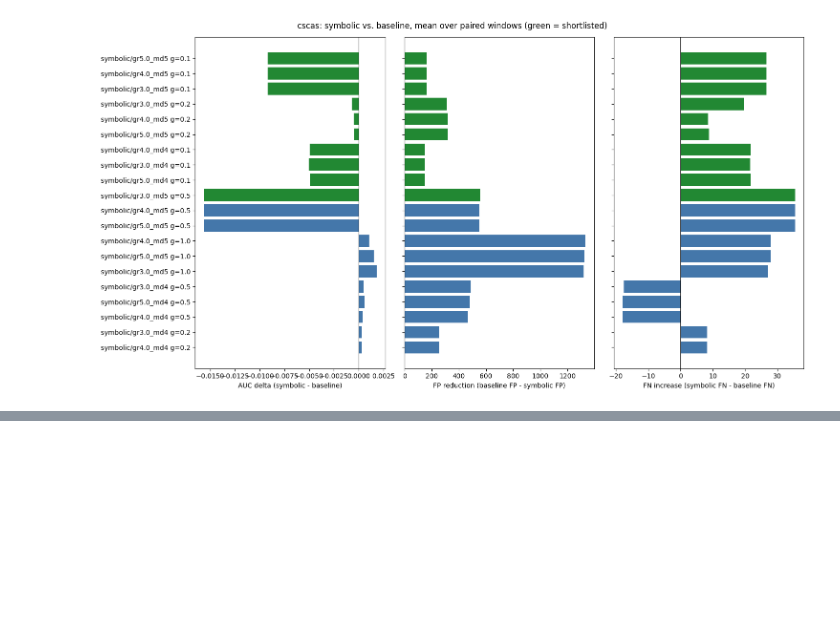
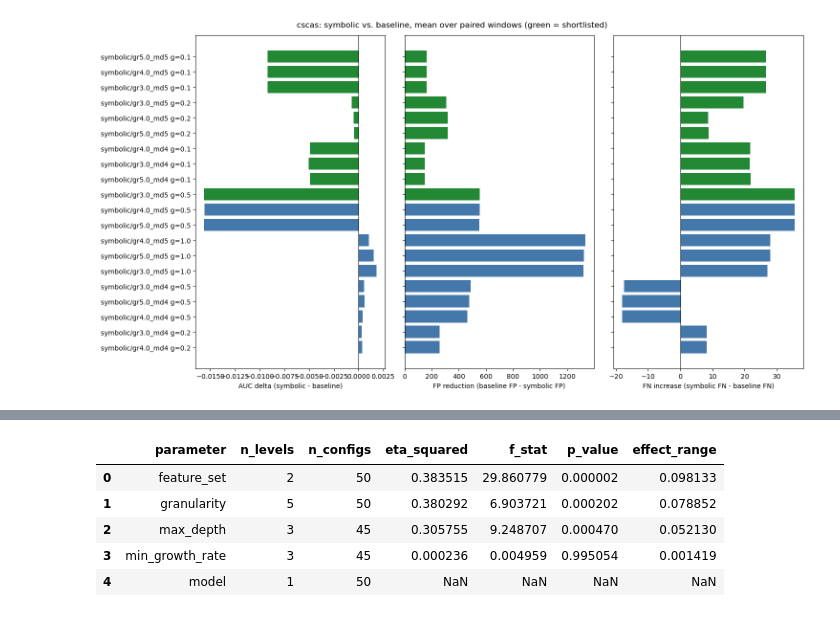
Before and after one commit to annaneliaa/msc-thesis, a Jupyter notebook: src/thesis/notebooks/config_selection.ipynb, the cells around one changed output, grey strips where cells are left out. Cells and saved outputs as stored; diff of their text form; code cells hidden in the pictures; blank space fills up the shorter version.

```diff
--- a/src/thesis/notebooks/config_selection.ipynb
+++ b/src/thesis/notebooks/config_selection.ipynb
@@ -366,0 +395,22 @@ fig.tight_layout()
+# %%
+from thesis.metrics.sensitivity import expand_mining_setting, main_effects, parameter_importance
+
+# eta_squared at/above this -> "moves the score enough to keep varying it in
+# Experiments 2-4"; below it (or not screened, e.g. model) -> candidate to
+# fix at the shortlist's winning level. 0.05 is a conventional small-effect
+# cutoff (Cohen), not derived from this data -- revisit if the ranking looks
+# borderline.
+IMPORTANT_ETA_THRESHOLD = 0.05
+
+PARAM_COLS = ["feature_set", "min_growth_rate", "max_depth", "granularity", "model"]
+
+summary_expanded = expand_mining_setting(summary)
+importance = parameter_importance(summary_expanded, score_col="score_mean", param_cols=PARAM_COLS)
+importance
+# %% [output]
+|  | parameter | n_levels | n_configs | eta_squared | f_stat | p_value | effect_range |
+| 0 | feature_set | 2 | 50 | 0.383515 | 29.860779 | 0.000002 | 0.098133 |
+| 1 | granularity | 5 | 50 | 0.380292 | 6.903721 | 0.000202 | 0.078852 |
+| 2 | max_depth | 3 | 45 | 0.305755 | 9.248707 | 0.000470 | 0.052130 |
+| 3 | min_growth_rate | 3 | 45 | 0.000236 | 0.004959 | 0.995054 | 0.001419 |
+| 4 | model | 1 | 50 | NaN | NaN | NaN | NaN |
```
Also changed, not shown: parts of 8 cells of this notebook, 35 other files.
